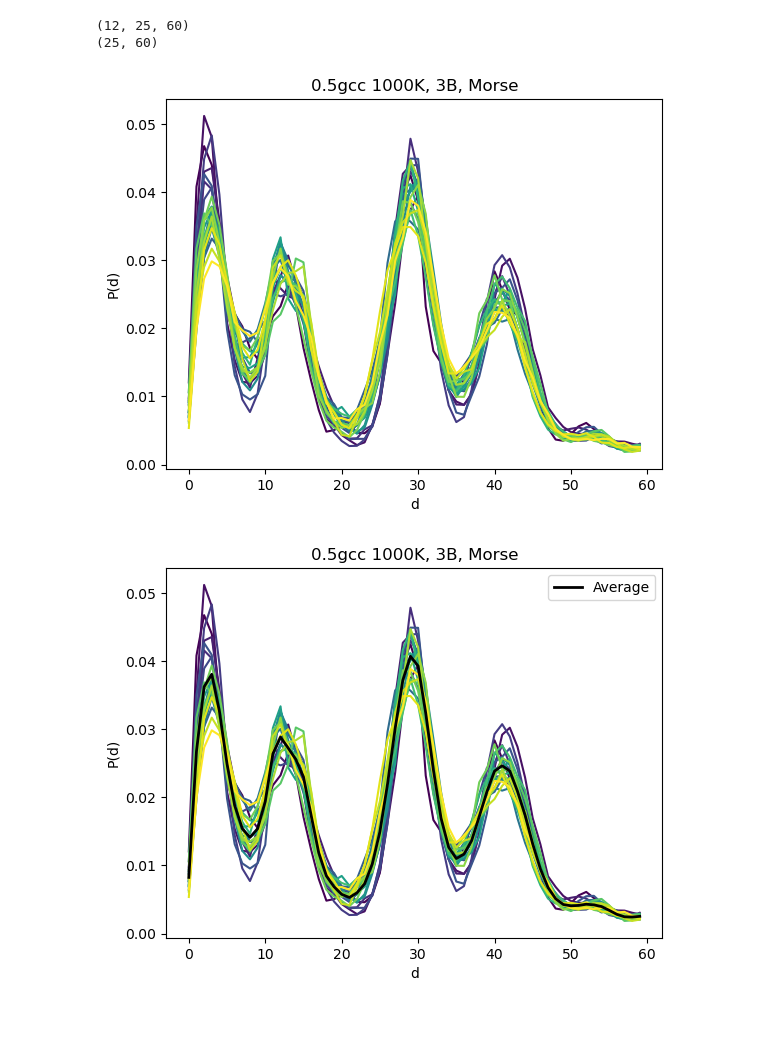
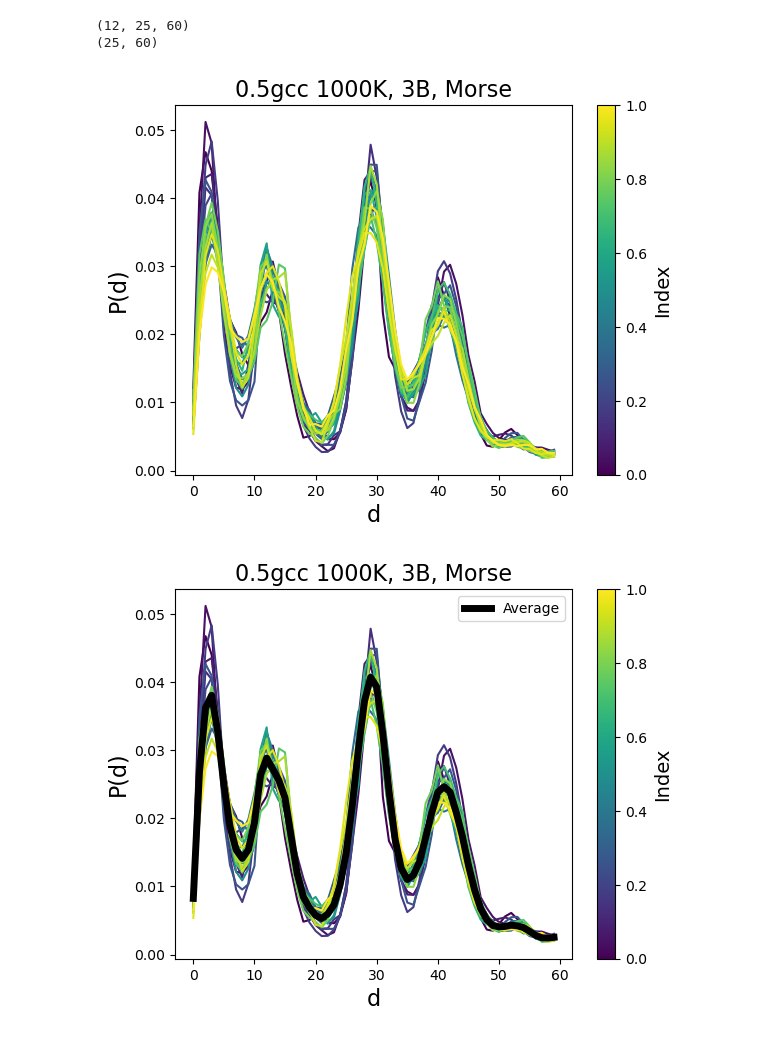
Before and after one commit to laubachb/chimes_CGD-myLLFork, a Jupyter notebook: dissimilarity_clustering/APS_Figures.ipynb, the cells around one changed output. Saved outputs shown, nothing was run; the diff lists cells and outputs as text; code cells hidden in the pictures.

Commit message:
updated figures

```diff
--- a/dissimilarity_clustering/APS_Figures.ipynb
+++ b/dissimilarity_clustering/APS_Figures.ipynb
@@ -3,39 +3,54 @@ import pickle
 import numpy as np
 import matplotlib.pyplot as plt
 
 with open("3b_all_pd", 'rb') as pickle_file:
     pd_3b = pickle.load(pickle_file)
 
 print(np.shape(pd_3b))
 print(np.shape(pd_3b[0]))
 curves = pd_3b[2][1:] # Skip first frame
 # Stack the curves into a single array
 stacked_curves = np.stack(curves, axis=0)
 # Calculate the mean along the first axis (assuming curves are in rows)
 average_curve = np.mean(stacked_curves, axis=0)
 
 # Define a color palette (you can use any color palette you like)
 colors = plt.cm.viridis(np.linspace(0, 1, len(curves)))
 
 for index, pd in enumerate(curves):
     plt.plot(pd, color=colors[index])
 
-plt.ylabel("P(d)")
-plt.xlabel("d")
-plt.title("0.5gcc 1000K, 3B, Morse")
+plt.ylabel("P(d)", fontsize=16)
+plt.xlabel("d", fontsize=16)
+plt.title("0.5gcc 1000K, 3B, Morse", fontsize=16)
+# Create a ScalarMappable object and associate it with the viridis colormap
+scalar_mappable = plt.cm.ScalarMappable(cmap=plt.cm.viridis)
+scalar_mappable.set_array(np.linspace(0, 1, len(curves)))  # Set the range of your data
+
+# Add a color bar
+color_bar = plt.colorbar(scalar_mappable, label='Index')
+
+# Set the font size of the color bar label
+color_bar.ax.yaxis.label.set_fontsize(14)
 plt.show()
 
 for index, pd in enumerate(curves):
     plt.plot(pd, color=colors[index])
 
-plt.plot(average_curve, color = "k",linewidth=2.0, label="Average")
-plt.ylabel("P(d)")
-plt.xlabel("d")
-plt.title("0.5gcc 1000K, 3B, Morse")
+plt.plot(average_curve, color = "k",linewidth=5.0, label="Average")
+plt.ylabel("P(d)", fontsize=16)
+plt.xlabel("d", fontsize=16)
+plt.title("0.5gcc 1000K, 3B, Morse", fontsize=16)
 plt.legend()
+# Add a color bar
+color_bar = plt.colorbar(scalar_mappable, label='Index')
+
+# Set the font size of the color bar label
+color_bar.ax.yaxis.label.set_fontsize(14)
+
 plt.show()
 # %% [output]
 (12, 25, 60)
 (25, 60)
-[figure, old version]
+[figure, new version]
-[figure, old version]
+[figure, new version]
```
Also changed, not shown: parts of 1 cell of this notebook, 1 other file.
